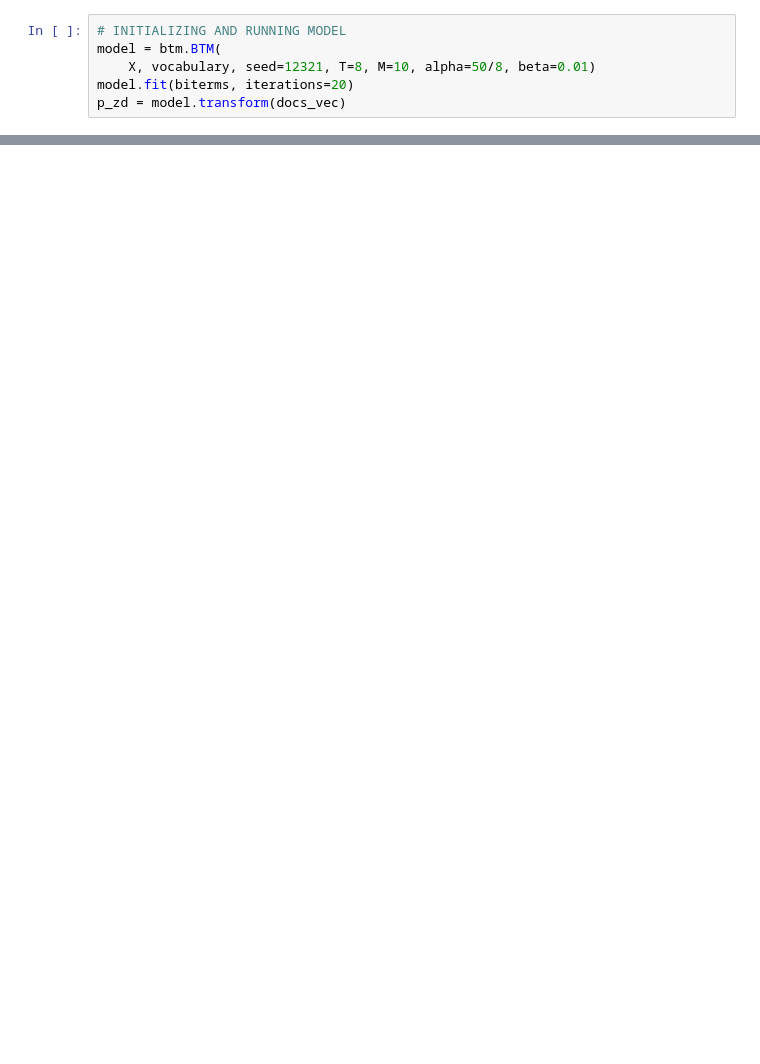
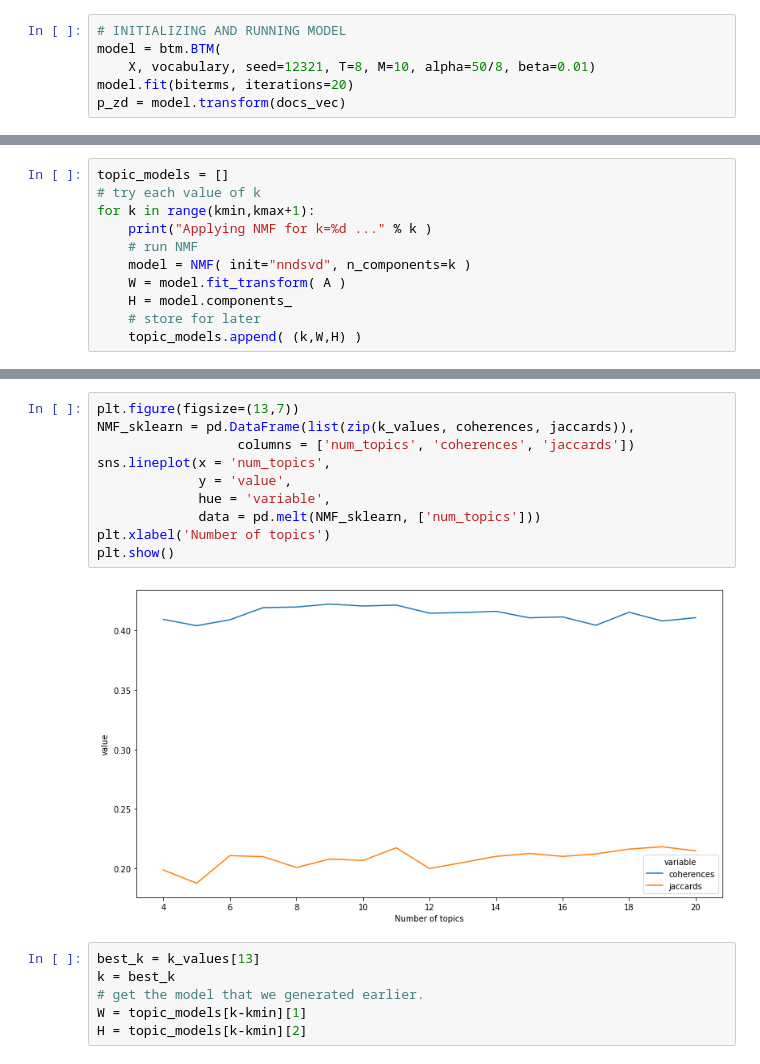
Before and after one commit to rachaellam/NLP-doj, a Jupyter notebook: content-analysis.ipynb, the cells around one changed output, grey strips where cells are left out. Saved outputs shown, nothing was run; the diff lists cells and outputs as text; blank space fills up the shorter version.

```diff
--- a/content-analysis.ipynb
+++ b/content-analysis.ipynb
@@ -931,0 +1042,11 @@ topics = btm.fit_transform(biterms, iterations=50)
+# %%
+topic_models = []
+# try each value of k
+for k in range(kmin,kmax+1):
+    print("Applying NMF for k=%d ..." % k )
+    # run NMF
+    model = NMF( init="nndsvd", n_components=k )
+    W = model.fit_transform( A )
+    H = model.components_
+    # store for later
+    topic_models.append( (k,W,H) )
@@ -931,0 +1148,18 @@ topics = btm.fit_transform(biterms, iterations=50)
+# %%
+plt.figure(figsize=(13,7))
+NMF_sklearn = pd.DataFrame(list(zip(k_values, coherences, jaccards)),
+                  columns = ['num_topics', 'coherences', 'jaccards'])
+sns.lineplot(x = 'num_topics',
+             y = 'value',
+             hue = 'variable',
+             data = pd.melt(NMF_sklearn, ['num_topics']))
+plt.xlabel('Number of topics')
+plt.show()
+# %% [output]
+[figure, added]
+# %%
+best_k = k_values[13]
+k = best_k
+# get the model that we generated earlier.
+W = topic_models[k-kmin][1]
+H = topic_models[k-kmin][2]
```
Also changed, not shown: parts of 64 cells of this notebook, 2 other files.
